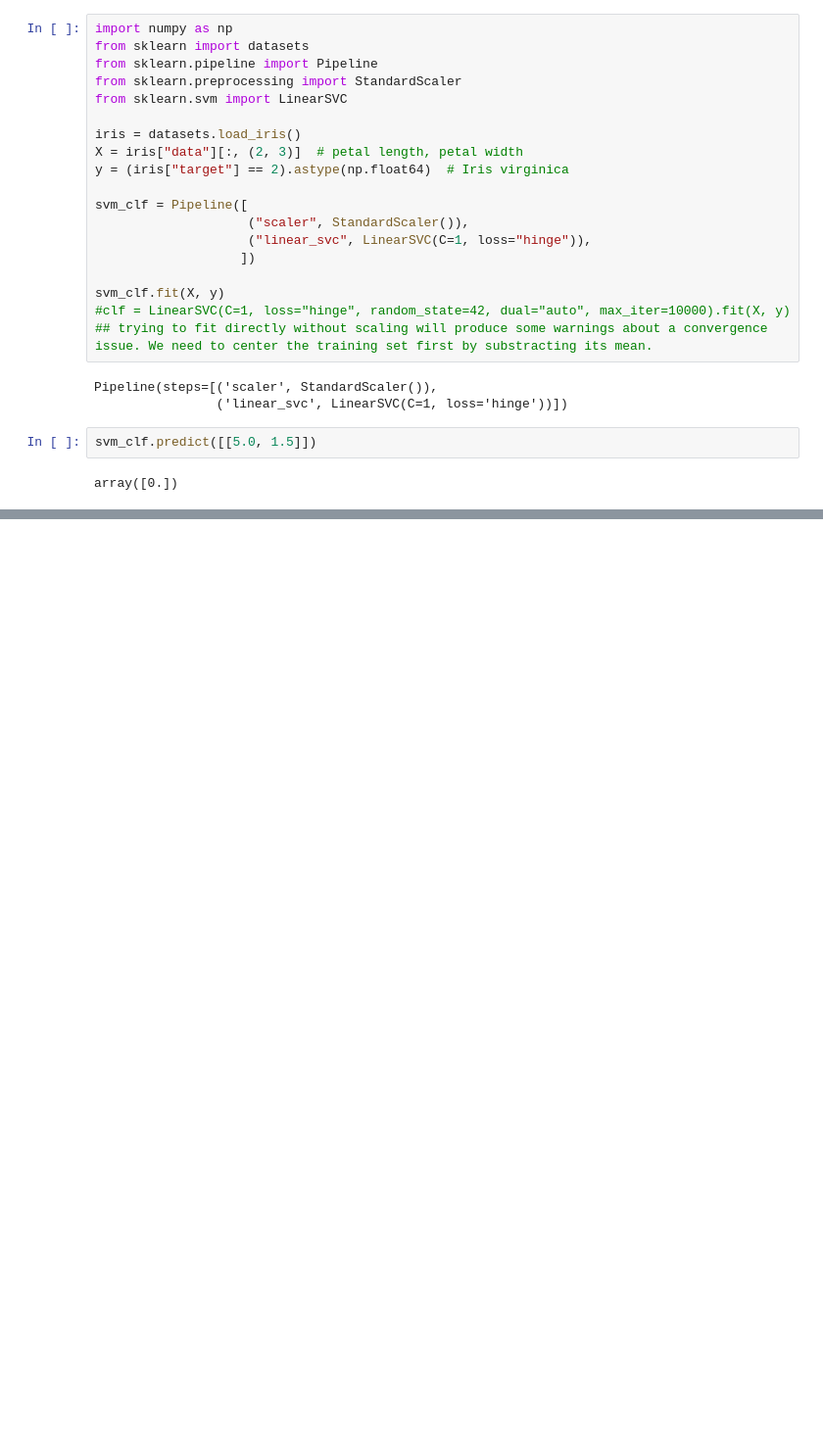
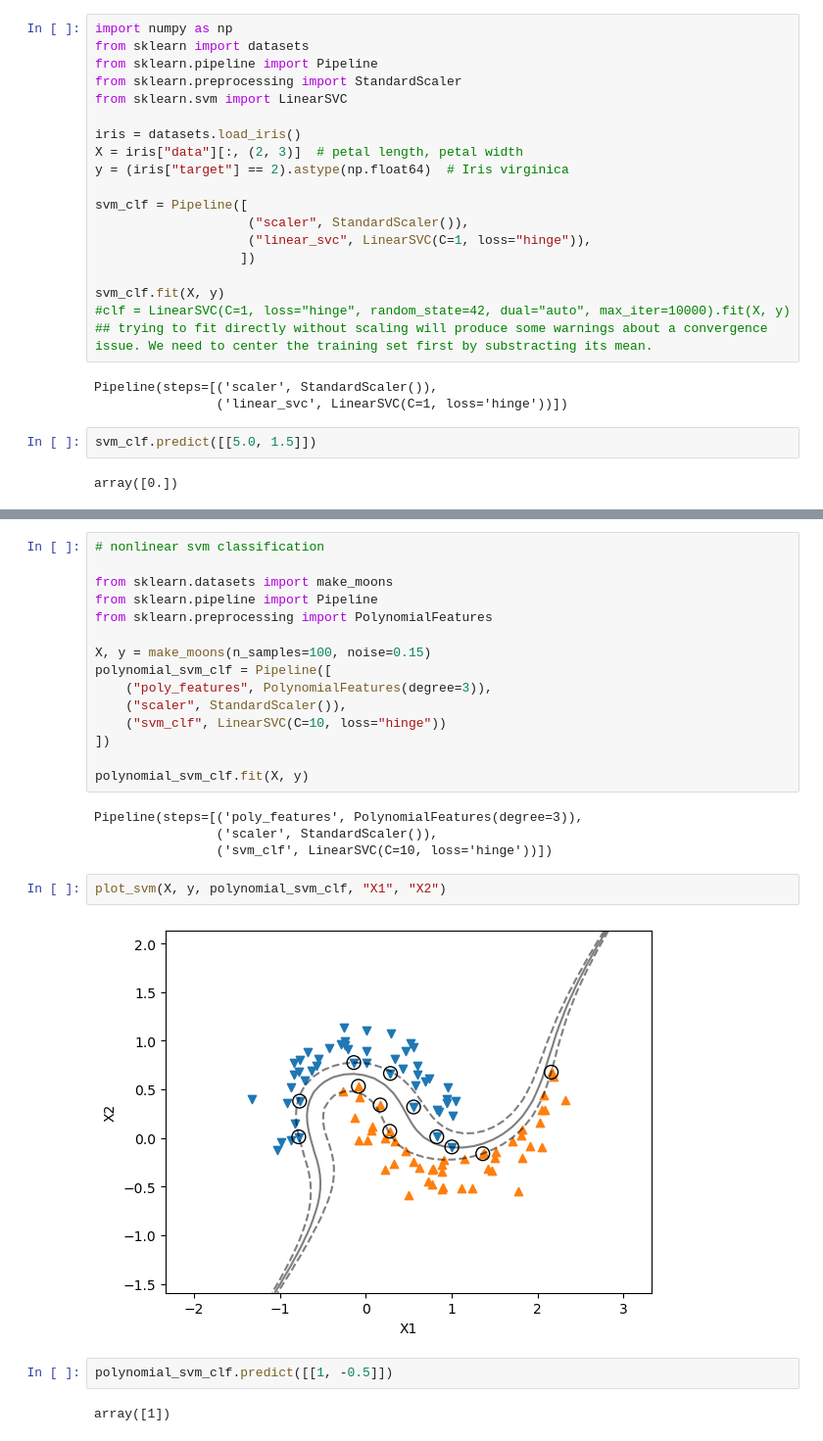
Before and after one commit to themanitou/ml, a Jupyter notebook: classification/svm.ipynb, the cells around one changed output, grey strips where cells are left out. Shown: that part at 98% size. Cells and saved outputs as stored; diff of their text form; blank space fills up the shorter version.

```diff
--- a/classification/svm.ipynb
+++ b/classification/svm.ipynb
@@ -66,0 +70,27 @@ plt.scatter(
+# %%
+# nonlinear svm classification
+
+from sklearn.datasets import make_moons
+from sklearn.pipeline import Pipeline
+from sklearn.preprocessing import PolynomialFeatures
+
+X, y = make_moons(n_samples=100, noise=0.15)
+polynomial_svm_clf = Pipeline([
+    ("poly_features", PolynomialFeatures(degree=3)),
+    ("scaler", StandardScaler()),
+    ("svm_clf", LinearSVC(C=10, loss="hinge"))
+])
+
+polynomial_svm_clf.fit(X, y)
+# %% [output]
+Pipeline(steps=[('poly_features', PolynomialFeatures(degree=3)),
+                ('scaler', StandardScaler()),
+                ('svm_clf', LinearSVC(C=10, loss='hinge'))])
+# %%
+plot_svm(X, y, polynomial_svm_clf, "X1", "X2")
+# %% [output]
+[figure, added]
+# %%
+polynomial_svm_clf.predict([[1, -0.5]])
+# %% [output]
+array([1])
```
Also changed, not shown: parts of 13 cells of this notebook, 3 other files.
